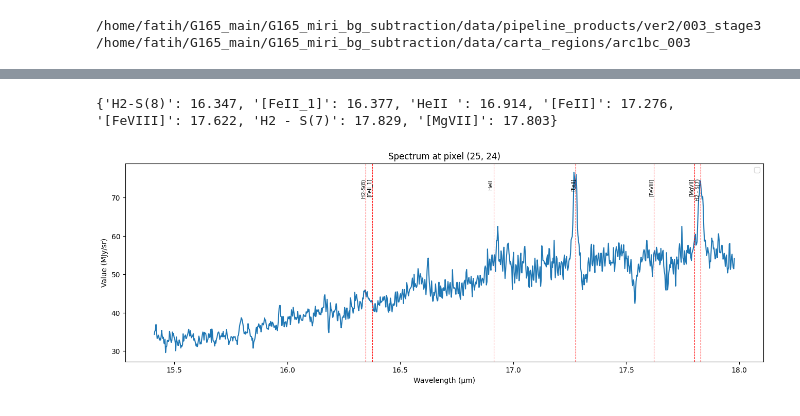
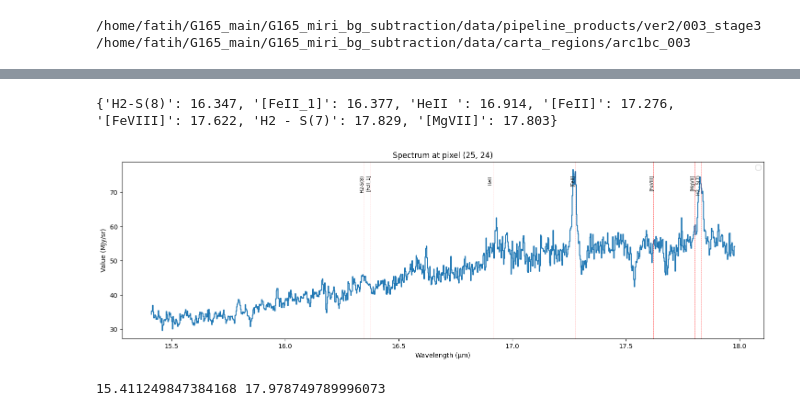
Before and after one commit to fa-yil/miri_bg_subtract, a Jupyter notebook: miri_notebook/spectroscopy.ipynb, the cells around one changed output, grey strips where cells are left out. Saved outputs shown, nothing was run; the diff lists cells and outputs as text; code cells hidden in the pictures.

```diff
--- a/miri_notebook/spectroscopy.ipynb
+++ b/miri_notebook/spectroscopy.ipynb
@@ -108,9 +110,13 @@ Set OBSGEO-H to 1626787592.699 from OBSGEO-[XYZ]'. [astropy.wcs.wcs]
 Cube shape: (1028, 45, 47)
 Wavelength range: 15.411 - 17.979 um
 # %%
+# z = 2.2355
+
+# Since I don’t really know what your process currently is, can you email me the steps you are taking to produce the spectra? Here is my email: rleimbachmurray@ucsd.edu
+
 lines = {
 "[FeII_5.3]" : 5.306,
-"Bracket(n=9-4)" : 5.878,
+"Bracket(n=9-4)-epsilon" : 5.878,
 "Paschen(n=4-3)-alpha" : 6.066,
 "Bracket(n=8-4)" : 6.289,
 "H2 (1-0) (S)(1)" : 6.859,
@@ -134,34 +140,37 @@ lines = {
 "[NaIII]" : 23.675,
 "[NeVI]" : 24.756,
 "PAH" : 24.911,
 "H2 (6-4) S(4)" : 25.962,
 "PAH" : 27.823
 }
 
 
 lines2draw = {key: value for key, value in lines.items() if float(wave.min()) <= float(value) <= float(wave.max())}
 print(lines2draw)
 
-plt.figure(figsize=(16, 5))
-plt.plot(wave, spectrum)
+plt.figure(figsize=(18,5))
+plt.step(wave, spectrum)
 
 # slice wavelength plotter
 # plt.axvline(x=wave[slice_index], lw=0.5,
 #            label=f"Slice {slice_index} = {wave[slice_index]:.3f} um",
 #            color='red', linestyle='dashed', ymin=0, ymax=1)
 
 
 for name, wl in lines2draw.items():
-    plt.axvline(x=wl, lw=0.75, color='red', linestyle='dashed')
+    plt.axvline(x=wl, lw=0.5, color='red', linestyle='dashed')
     plt.text(wl, plt.ylim()[1]*0.95, name, rotation=90,
               fontsize=7, ha='right', va='top')
 
 
 plt.xlabel("Wavelength (μm)")
 plt.ylabel("Value (MJy/sr)")
 plt.title(f"Spectrum at pixel ({x}, {y})")
 plt.legend()
 plt.show()
+
+print(wave[0], wave[-1])
 # %% [output]
 {'H2-S(8)': 16.347, '[FeII_1]': 16.377, 'HeII ': 16.914, '[FeII]': 17.276, '[FeVIII]': 17.622, 'H2 - S(7)': 17.829, '[MgVII]': 17.803}
-[figure, old version]
+[figure, new version]
+15.411249847384168 17.978749789996073
```
Also changed, not shown: parts of 9 cells of this notebook, 3 other files.
